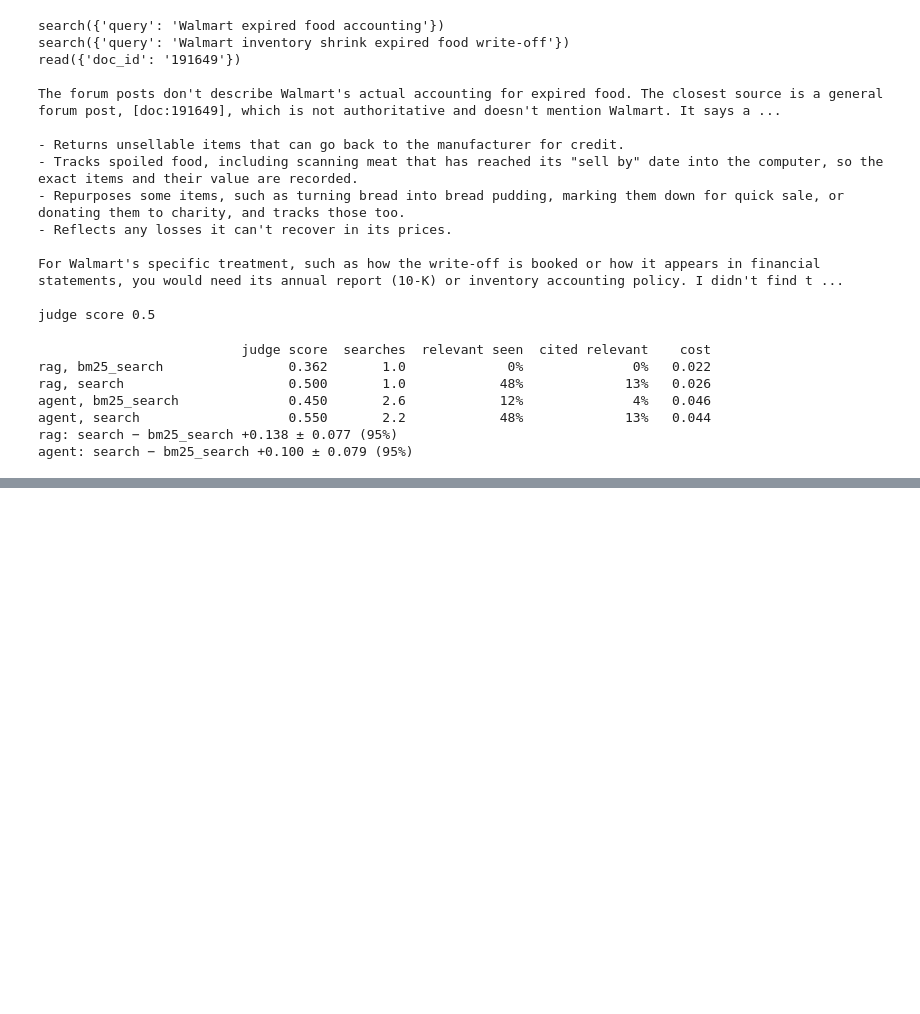
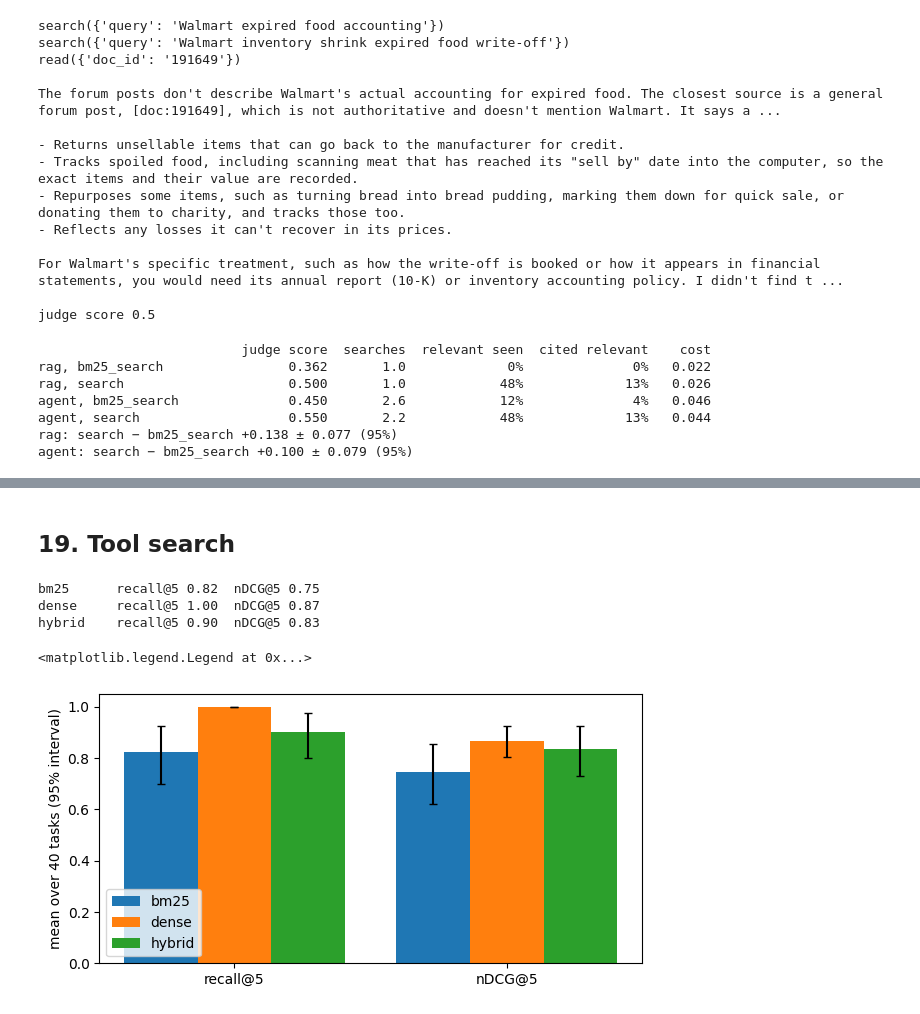
Before and after one commit to oskrim/retrieval-lab, a Jupyter notebook: lab.ipynb, the cells around one changed output, grey strips where cells are left out. Drawn from its saved outputs; the diff is of its cells as text; code cells hidden in the pictures; blank space fills up the shorter version.

```diff
--- a/ladder.ipynb
+++ b/lab.ipynb
@@ -936,0 +1043,4 @@ agent: search − bm25_search +0.100 ± 0.079 (95%)
+# %%
+run = code_agent(fiqa, HARD[1], search, verbose=True)
+print(f"\n{fiqa.queries[HARD[1]]}\n\n{run['answer']}")
+print("\njudge score", lab.grade(fiqa, HARD[1], run["answer"])["score"])
@@ -936,0 +1302,16 @@ agent: search − bm25_search +0.100 ± 0.079 (95%)
+# %%
+CONDITIONS = {"search_deals": [SEARCH_DEALS], "+ find_values, find_fields": [SEARCH_DEALS, FIND_VALUES, FIND_FIELDS]}
+with ThreadPoolExecutor(8) as pool:
+    CRM_RUNS = {c: list(pool.map(lambda q, tools=tools: crm_agent(q, tools), [q for q, _ in QUESTIONS]))
+                for c, tools in CONDITIONS.items()}
+EXACT = {c: np.array([r["deals"] == g for r, g in zip(rs, GOLD)], dtype=float) for c, rs in CRM_RUNS.items()}
+JACCARD = {c: np.array([len(r["deals"] & g) / max(len(r["deals"] | g), 1) for r, g in zip(rs, GOLD)]) for c, rs in CRM_RUNS.items()}
+print(f"{'':30s}{'exact set':>11s}{'Jaccard':>9s}{'tool calls':>12s}{'cost':>8s}")
+for c, rs in CRM_RUNS.items():
+    print(f"{c:30s}{EXACT[c].mean():11.0%}{JACCARD[c].mean():9.2f}{np.mean([len(r['calls']) for r in rs]):12.1f}"
+          f"{sum(r['usd'] for r in rs):8.3f}")
+a, b = CONDITIONS
+for name, m in (("exact set", EXACT), ("Jaccard", JACCARD)):
+    diff = m[b] - m[a]
+    lo, hi = lab.bootstrap(diff)
+    print(f"{name}: with the helpers − without {diff.mean():+.2f} (95% interval {lo:+.2f} to {hi:+.2f})")
@@ -936,0 +1367,39 @@ agent: search − bm25_search +0.100 ± 0.079 (95%)
+# %% [markdown]
+## 19. Tool search
+# %%
+CATALOG = lab.tool_catalog()
+TOOL_NAMES = [t["function"]["name"] for t in CATALOG]
+TOOL_TEXT = [f"{f['name'].replace('_', ' ')}: {f['description']} Parameters: {', '.join(f['parameters']['properties'])}."
+             for f in (t["function"] for t in CATALOG)]
+TOOL_BM25, TOOL_VEC = lab.BM25(TOOL_TEXT), embed_many(TOOL_TEXT)
+TASKS = [task for task, _ in lab.TOOL_TASKS]
+embed_many(TASKS)  # one batch of requests instead of one per task
+
+def tool_scores(how, query):
+    if how == "bm25":
+        return TOOL_BM25.scores(query)
+    return TOOL_VEC @ embed_many([query])[0] if how == "dense" else fused(TOOL_BM25, TOOL_VEC, query)
+
+def rank_of(scores, i):
+    return int(np.flatnonzero(np.argsort(-scores, kind="stable") == i)[0]) + 1
+
+RANKS = {how: np.array([rank_of(tool_scores(how, task), TOOL_NAMES.index(wanted)) for task, wanted in lab.TOOL_TASKS])
+         for how in ("bm25", "dense", "hybrid")}
+METRICS = {how: {"recall@5": (r <= 5).astype(float), "nDCG@5": np.where(r <= 5, 1 / np.log2(r + 1), 0.0)}
+           for how, r in RANKS.items()}  # one relevant tool: its gain at rank r is 1 / log2(r + 1)
+fig, ax = plt.subplots(figsize=(7, 3.5))
+for k, (how, m) in enumerate(METRICS.items()):
+    means = [x.mean() for x in m.values()]
+    lo, hi = np.array([lab.bootstrap(x) for x in m.values()]).T
+    ax.bar(np.arange(2) + 0.27 * (k - 1), means, 0.27, yerr=[np.array(means) - lo, hi - np.array(means)], capsize=3, label=how)
+    print(f"{how:8s}" + "".join(f"  {name} {x.mean():.2f}" for name, x in m.items()))
+ax.set_xticks(range(2), list(METRICS["bm25"]))
+ax.set_ylabel(f"mean over {len(TASKS)} tasks (95% interval)")
+ax.set_ylim(0, 1.05)
+ax.legend()
+# %% [output]
+bm25      recall@5 0.82  nDCG@5 0.75
+dense     recall@5 1.00  nDCG@5 0.87
+hybrid    recall@5 0.90  nDCG@5 0.83
+<matplotlib.legend.Legend at 0x...>
+[figure, added]
```
Also changed, not shown: parts of 62 cells of this notebook, 2 other files.
